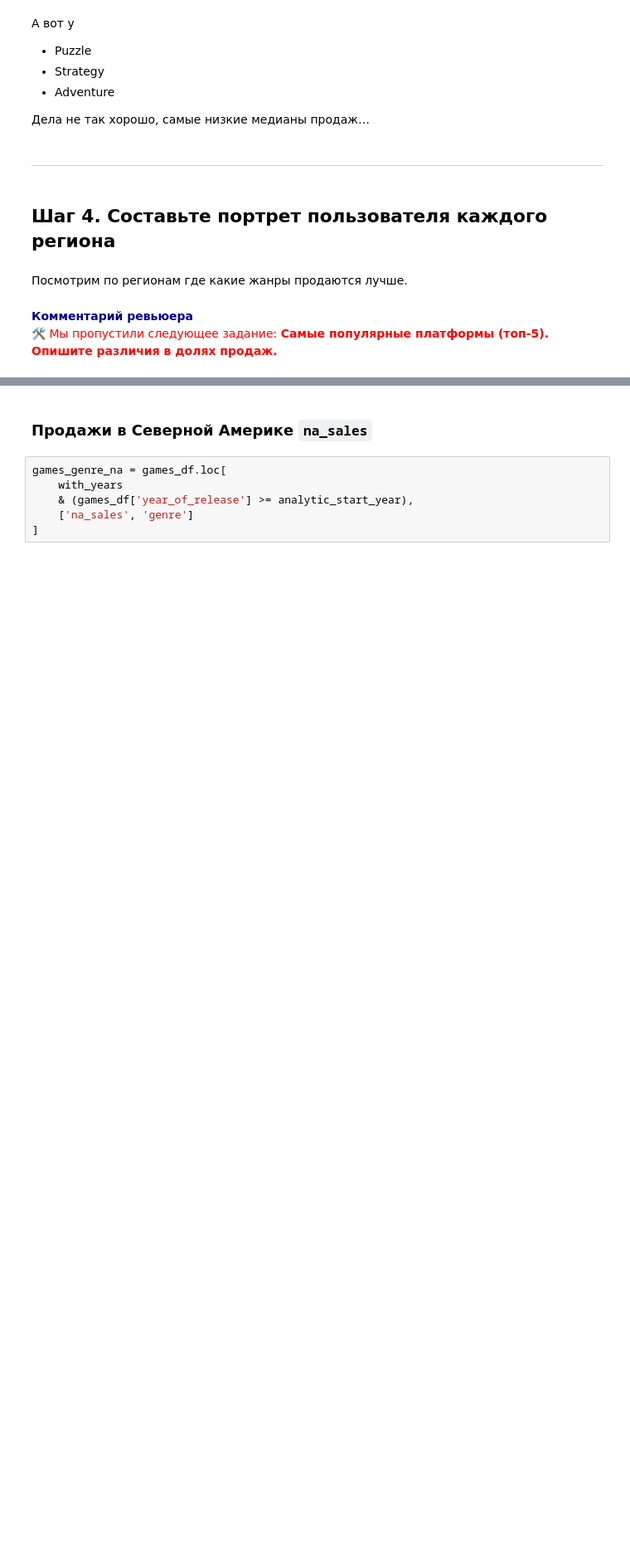
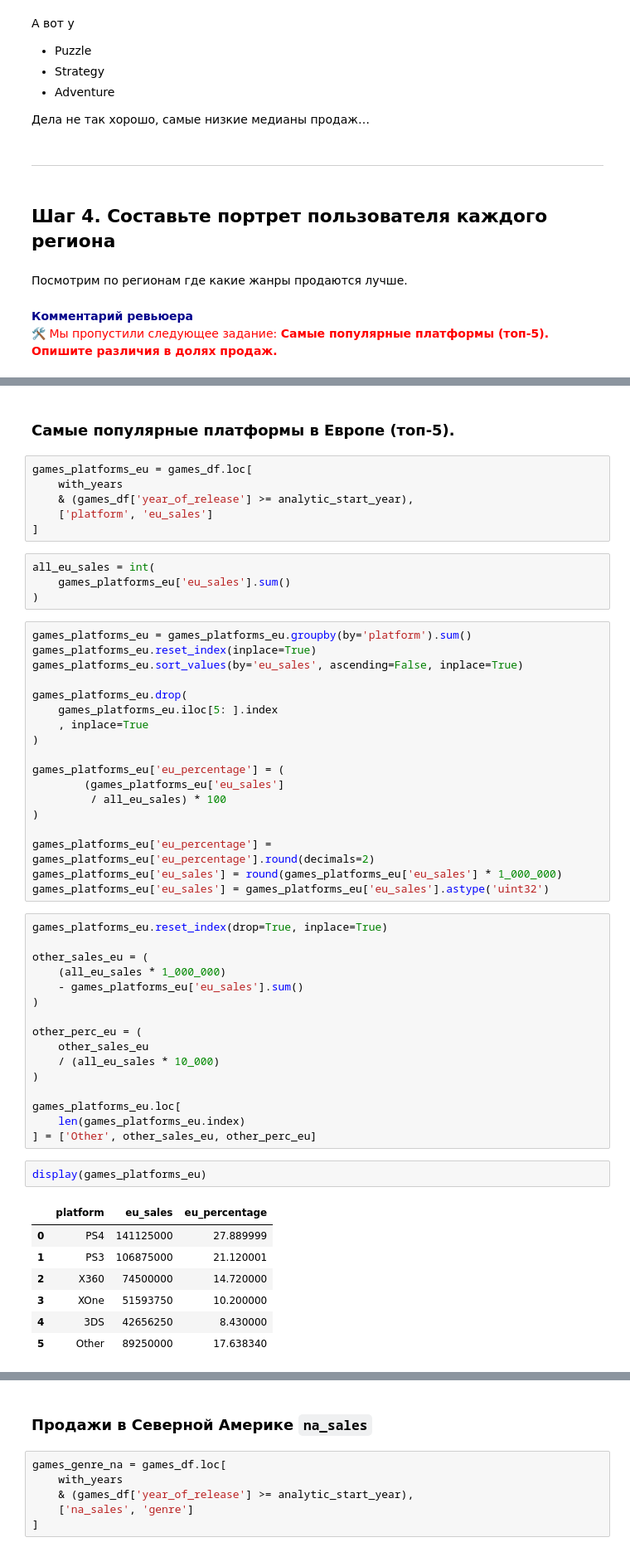
Before and after one commit to zabelin-ds/practicum, a Jupyter notebook: 05_project/gather_02.ipynb, the cells around one changed output, grey strips where cells are left out. Shown at 83% size. Drawn from its saved outputs; the diff is of its cells as text; blank space fills up the shorter version.

```diff
--- a/05_project/gather_02.ipynb
+++ b/05_project/gather_02.ipynb
@@ -1502,0 +1607,56 @@ sns.barplot(data=games_genre,
+# %% [markdown]
+### Самые популярные платформы в Европе (топ-5).
+# %%
+games_platforms_eu = games_df.loc[
+    with_years
+    & (games_df['year_of_release'] >= analytic_start_year),
+    ['platform', 'eu_sales']
+]
+# %%
+all_eu_sales = int(
+    games_platforms_eu['eu_sales'].sum()
+)
+# %%
+games_platforms_eu = games_platforms_eu.groupby(by='platform').sum()
+games_platforms_eu.reset_index(inplace=True)
+games_platforms_eu.sort_values(by='eu_sales', ascending=False, inplace=True)
+
+games_platforms_eu.drop(
+    games_platforms_eu.iloc[5: ].index
+    , inplace=True
+)
+
+games_platforms_eu['eu_percentage'] = (
+        (games_platforms_eu['eu_sales']
+         / all_eu_sales) * 100
+)
+
+games_platforms_eu['eu_percentage'] = games_platforms_eu['eu_percentage'].round(decimals=2)
+games_platforms_eu['eu_sales'] = round(games_platforms_eu['eu_sales'] * 1_000_000)
+games_platforms_eu['eu_sales'] = games_platforms_eu['eu_sales'].astype('uint32')
+# %%
+games_platforms_eu.reset_index(drop=True, inplace=True)
+
+other_sales_eu = (
+    (all_eu_sales * 1_000_000)
+    - games_platforms_eu['eu_sales'].sum()
+)
+
+other_perc_eu = (
+    other_sales_eu
+    / (all_eu_sales * 10_000)
+)
+
+games_platforms_eu.loc[
+    len(games_platforms_eu.index)
+] = ['Other', other_sales_eu, other_perc_eu]
+# %%
+display(games_platforms_eu)
+# %% [output]
+|  | platform | eu_sales | eu_percentage |
+| 0 | PS4 | 141125000 | 27.889999 |
+| 1 | PS3 | 106875000 | 21.120001 |
+| 2 | X360 | 74500000 | 14.720000 |
+| 3 | XOne | 51593750 | 10.200000 |
+| 4 | 3DS | 42656250 | 8.430000 |
+| 5 | Other | 89250000 | 17.638340 |
```
Also changed, not shown: parts of 82 cells of this notebook.
